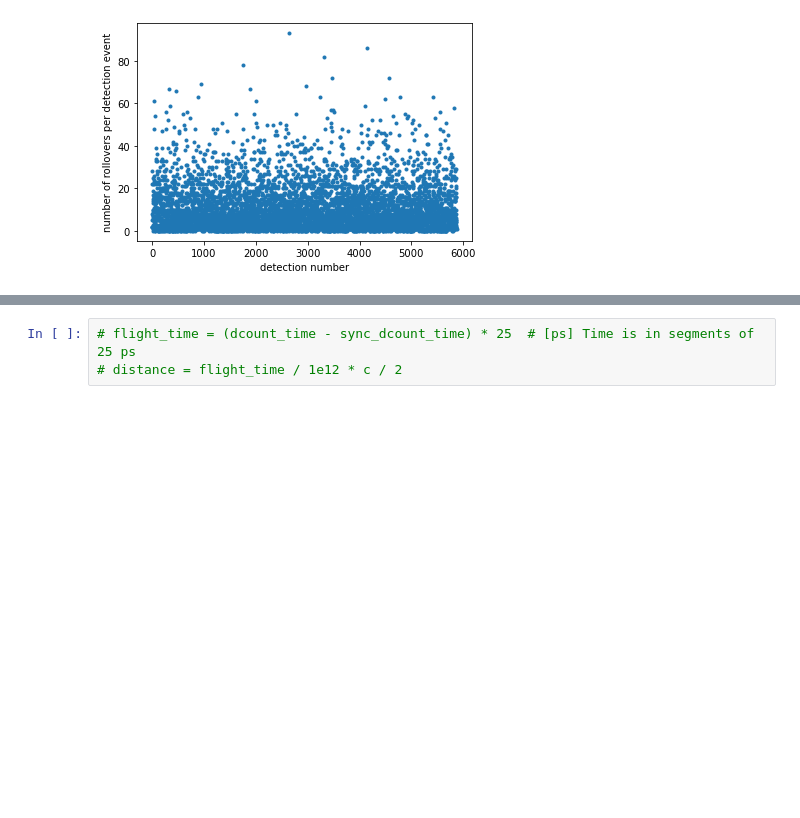
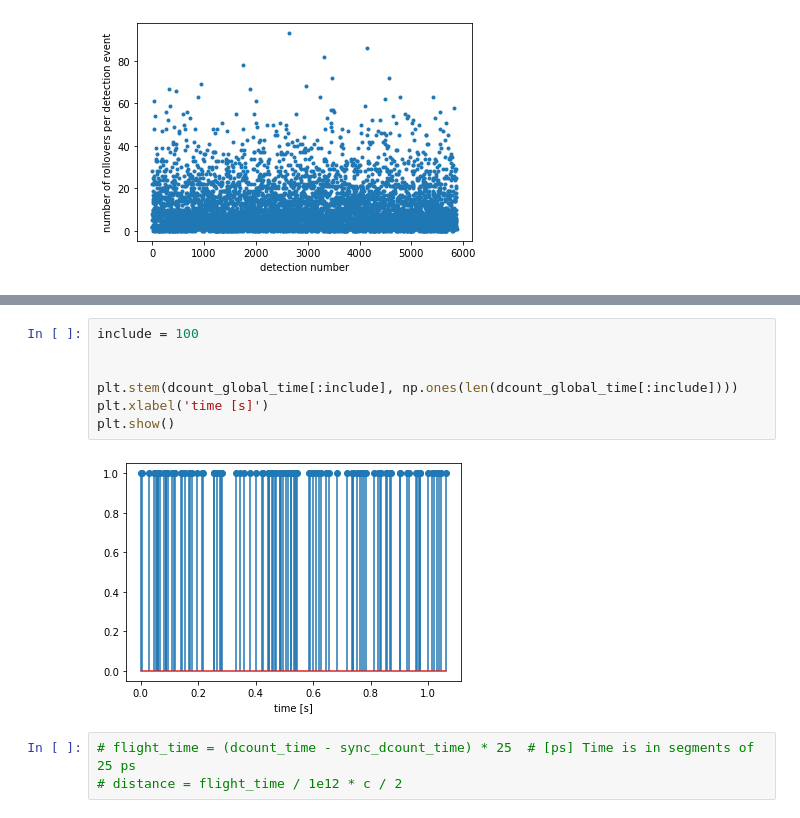
Before and after one commit to gkirchhoff32/ARSENL_backscatter_experiments, a Jupyter notebook: scripts/spcm_dark_counts/spcm_dcount_analysis.ipynb, the cells around one changed output, grey strips where cells are left out. Drawn from its saved outputs; the diff is of its cells as text; blank space fills up the shorter version.

```diff
--- a/scripts/spcm_dark_counts/spcm_dcount_analysis.ipynb
+++ b/scripts/spcm_dark_counts/spcm_dcount_analysis.ipynb
@@ -127,3 +140,12 @@ plt.show()
+# %%
+include = 100
+
+
+plt.stem(dcount_global_time[:include], np.ones(len(dcount_global_time[:include])))
+plt.xlabel('time [s]')
+plt.show()
+# %% [output]
+[figure, added]
 # %%
 # flight_time = (dcount_time - sync_dcount_time) * 25  # [ps] Time is in segments of 25 ps
 # distance = flight_time / 1e12 * c / 2
```
Also changed, not shown: parts of 12 cells of this notebook.
